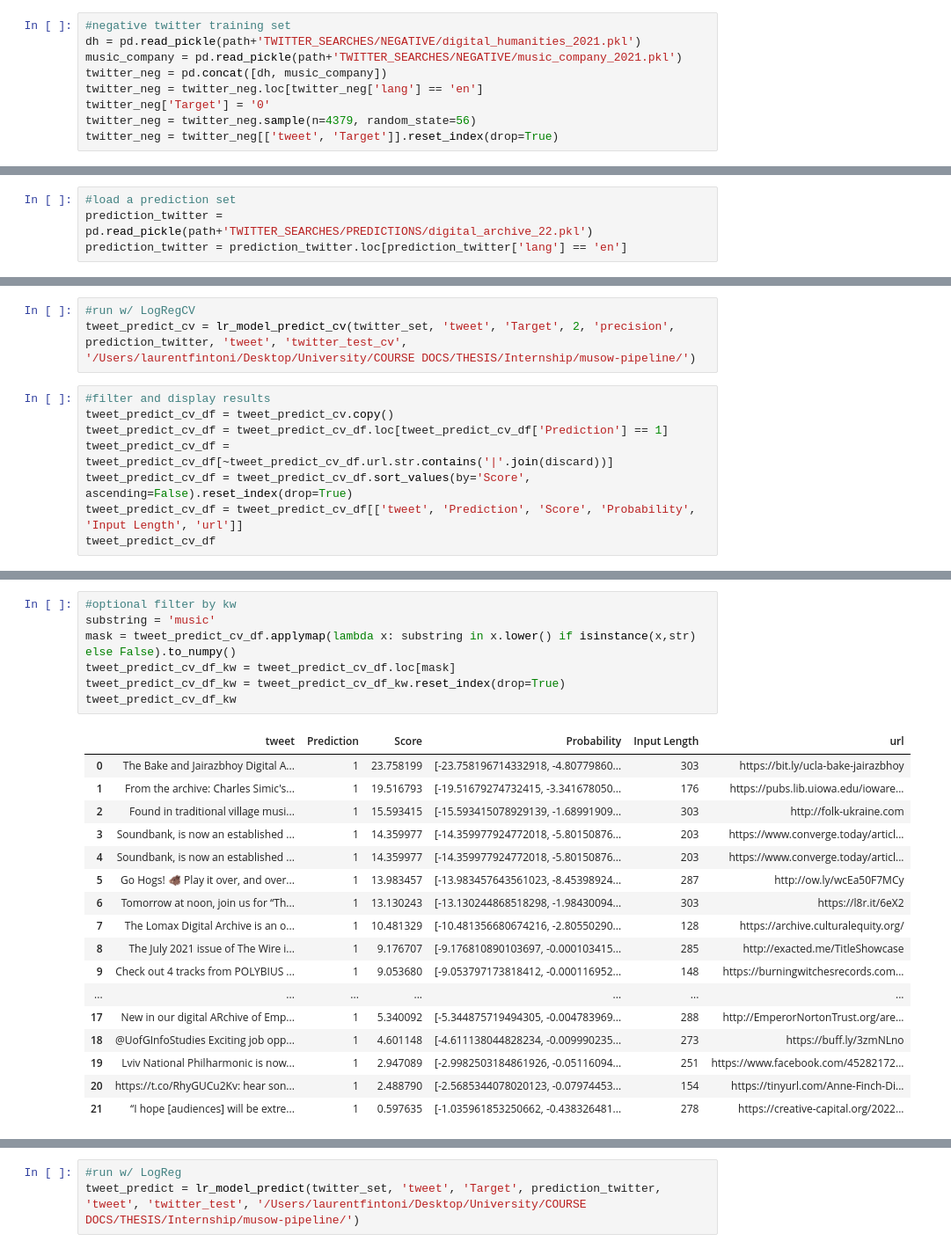
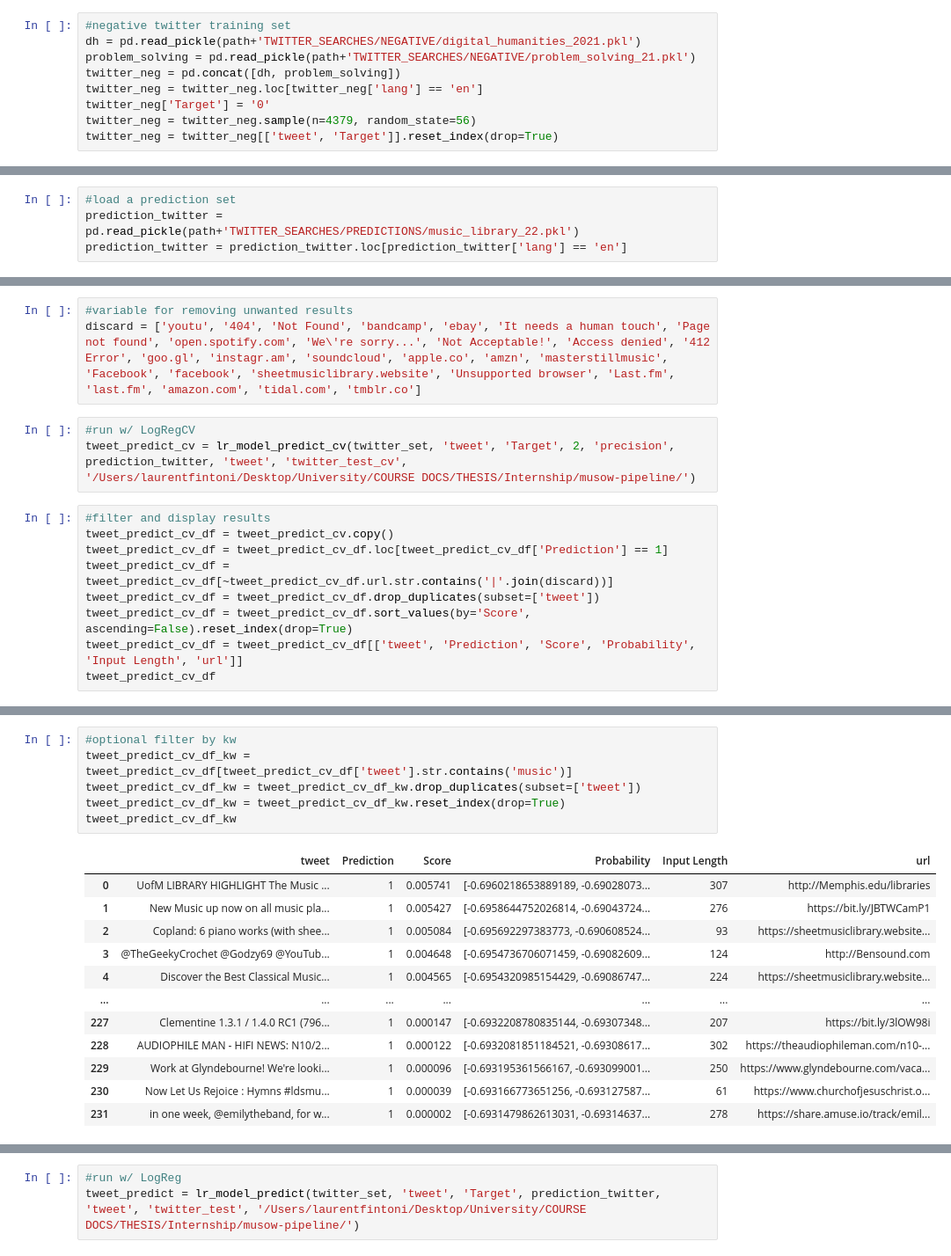
Before and after one commit to polifonia-project/musow-pipeline, a Jupyter notebook: NOTEBOOKS/LogReg_Twitter.ipynb, the cells around one changed output, grey strips where cells are left out. Shown: that part at 88% size. Cells and saved outputs as stored; diff of their text form.

```diff
--- a/NOTEBOOKS/LogReg_Twitter.ipynb
+++ b/NOTEBOOKS/LogReg_Twitter.ipynb
@@ -110,8 +112,8 @@ new_training_set = pd.read_pickle(path+'LOGREG_RELEVANCE/new_training_set.pkl')
 # %%
 #negative twitter training set
 dh = pd.read_pickle(path+'TWITTER_SEARCHES/NEGATIVE/digital_humanities_2021.pkl')
-music_company = pd.read_pickle(path+'TWITTER_SEARCHES/NEGATIVE/music_company_2021.pkl')
-twitter_neg = pd.concat([dh, music_company])
+problem_solving = pd.read_pickle(path+'TWITTER_SEARCHES/NEGATIVE/problem_solving_21.pkl')
+twitter_neg = pd.concat([dh, problem_solving])
 twitter_neg = twitter_neg.loc[twitter_neg['lang'] == 'en']
 twitter_neg['Target'] = '0'
 twitter_neg = twitter_neg.sample(n=4379, random_state=56)
@@ -139,7 +141,7 @@ twitter_set['Target'] = twitter_set['Target'].astype('int')
 twitter_set = twitter_set.reset_index(drop=True)
 # %%
 #load a prediction set
-prediction_twitter = pd.read_pickle(path+'TWITTER_SEARCHES/PREDICTIONS/digital_archive_22.pkl')
+prediction_twitter = pd.read_pickle(path+'TWITTER_SEARCHES/PREDICTIONS/music_library_22.pkl')
 prediction_twitter = prediction_twitter.loc[prediction_twitter['lang'] == 'en']
 # %%
 len(prediction_twitter)
@@ -156,3 +155,6 @@ discard = ['youtu', '404', 'Not Found', 'bandcamp']
+# %%
+#variable for removing unwanted results
+discard = ['youtu', '404', 'Not Found', 'bandcamp', 'ebay', 'It needs a human touch', 'Page not found', 'open.spotify.com', 'We\'re sorry...', 'Not Acceptable!', 'Access denied', '412 Error', 'goo.gl', 'instagr.am', 'soundcloud', 'apple.co', 'amzn', 'masterstillmusic', 'Facebook', 'facebook', 'sheetmusiclibrary.website', 'Unsupported browser', 'Last.fm', 'last.fm', 'amazon.com', 'tidal.com', 'tmblr.co']
 # %%
 #run w/ LogRegCV
 tweet_predict_cv = lr_model_predict_cv(twitter_set, 'tweet', 'Target', 2, 'precision', prediction_twitter, 'tweet', 'twitter_test_cv', '/Users/laurentfintoni/Desktop/University/COURSE DOCS/THESIS/Internship/musow-pipeline/')
@@ -161,6 +163,7 @@ tweet_predict_cv = lr_model_predict_cv(twitter_set, 'tweet', 'Target', 2, 'preci
 tweet_predict_cv_df = tweet_predict_cv.copy()
 tweet_predict_cv_df = tweet_predict_cv_df.loc[tweet_predict_cv_df['Prediction'] == 1]
 tweet_predict_cv_df = tweet_predict_cv_df[~tweet_predict_cv_df.url.str.contains('|'.join(discard))]
+tweet_predict_cv_df = tweet_predict_cv_df.drop_duplicates(subset=['tweet'])
 tweet_predict_cv_df = tweet_predict_cv_df.sort_values(by='Score', ascending=False).reset_index(drop=True)
 tweet_predict_cv_df = tweet_predict_cv_df[['tweet', 'Prediction', 'Score', 'Probability', 'Input Length', 'url']]
 tweet_predict_cv_df
@@ -181,25 +184,19 @@ tweet_predict_cv_df
 # %%
 #optional filter by kw
-substring = 'music'
-mask = tweet_predict_cv_df.applymap(lambda x: substring in x.lower() if isinstance(x,str) else False).to_numpy()
-tweet_predict_cv_df_kw = tweet_predict_cv_df.loc[mask]
+tweet_predict_cv_df_kw = tweet_predict_cv_df[tweet_predict_cv_df['tweet'].str.contains('music')]
+tweet_predict_cv_df_kw = tweet_predict_cv_df_kw.drop_duplicates(subset=['tweet'])
 tweet_predict_cv_df_kw = tweet_predict_cv_df_kw.reset_index(drop=True)
 tweet_predict_cv_df_kw
 # %% [output]
 |  | tweet | Prediction | Score | Probability | Input Length | url |
-| 0 | The Bake and Jairazbhoy Digital A... | 1 | 23.758199 | [-23.758196714332918, -4.80779860... | 303 | https://bit.ly/ucla-bake-jairazbhoy |
-| 1 | From the archive: Charles Simic's... | 1 | 19.516793 | [-19.51679274732415, -3.341678050... | 176 | https://pubs.lib.uiowa.edu/ioware... |
-| 2 | Found in traditional village musi... | 1 | 15.593415 | [-15.593415078929139, -1.68991909... | 303 | http://folk-ukraine.com |
-| 3 | Soundbank, is now an established ... | 1 | 14.359977 | [-14.359977924772018, -5.80150876... | 203 | https://www.converge.today/articl... |
-| 4 | Soundbank, is now an established ... | 1 | 14.359977 | [-14.359977924772018, -5.80150876... | 203 | https://www.converge.today/articl... |
-| 5 | Go Hogs! 🐗 Play it over, and over... | 1 | 13.983457 | [-13.983457643561023, -8.45398924... | 287 | http://ow.ly/wcEa50F7MCy |
-| 6 | Tomorrow at noon, join us for “Th... | 1 | 13.130243 | [-13.130244868518298, -1.98430094... | 303 | https://l8r.it/6eX2 |
-| 7 | The Lomax Digital Archive is an o... | 1 | 10.481329 | [-10.481356680674216, -2.80550290... | 128 | https://archive.culturalequity.org/ |
-| 8 | The July 2021 issue of The Wire i... | 1 | 9.176707 | [-9.176810890103697, -0.000103415... | 285 | http://exacted.me/TitleShowcase |
-| 9 | Check out 4 tracks from POLYBIUS ... | 1 | 9.053680 | [-9.053797173818412, -0.000116952... | 148 | https://burningwitchesrecords.com... |
+| 0 | UofM LIBRARY HIGHLIGHT The Music ... | 1 | 0.005741 | [-0.6960218653889189, -0.69028073... | 307 | http://Memphis.edu/libraries |
+| 1 | New Music up now on all music pla... | 1 | 0.005427 | [-0.6958644752026814, -0.69043724... | 276 | https://bit.ly/JBTWCamP1 |
+| 2 | Copland: 6 piano works (with shee... | 1 | 0.005084 | [-0.695692297383773, -0.690608524... | 93 | https://sheetmusiclibrary.website... |
+| 3 | @TheGeekyCrochet @Godzy69 @YouTub... | 1 | 0.004648 | [-0.6954736706071459, -0.69082609... | 124 | http://Bensound.com |
+| 4 | Discover the Best Classical Music... | 1 | 0.004565 | [-0.6954320985154429, -0.69086747... | 224 | https://sheetmusiclibrary.website... |
 | ... | ... | ... | ... | ... | ... | ... |
-| 17 | New in our digital ARchive of Emp... | 1 | 5.340092 | [-5.344875719494305, -0.004783969... | 288 | http://EmperorNortonTrust.org/are... |
-| 18 | @UofGInfoStudies Exciting job opp... | 1 | 4.601148 | [-4.611138044828234, -0.009990235... | 273 | https://buff.ly/3zmNLno |
-| 19 | Lviv National Philharmonic is now... | 1 | 2.947089 | [-2.9982503184861926, -0.05116094... | 251 | https://www.facebook.com/45282172... |
-| 20 | https://t.co/RhyGUCu2Kv: hear son... | 1 | 2.488790 | [-2.5685344078020123, -0.07974453... | 154 | https://tinyurl.com/Anne-Finch-Di... |
-| 21 | “I hope [audiences] will be extre... | 1 | 0.597635 | [-1.035961853250662, -0.438326481... | 278 | https://creative-capital.org/2022... |
+| 227 | Clementine 1.3.1 / 1.4.0 RC1 (796... | 1 | 0.000147 | [-0.6932208780835144, -0.69307348... | 207 | https://bit.ly/3lOW98i |
+| 228 | AUDIOPHILE MAN - HIFI NEWS: N10/2... | 1 | 0.000122 | [-0.6932081851184521, -0.69308617... | 302 | https://theaudiophileman.com/n10-... |
+| 229 | Work at Glyndebourne! We're looki... | 1 | 0.000096 | [-0.693195361566167, -0.693099001... | 250 | https://www.glyndebourne.com/vaca... |
+| 230 | Now Let Us Rejoice : Hymns #ldsmu... | 1 | 0.000039 | [-0.693166773651256, -0.693127587... | 61 | https://www.churchofjesuschrist.o... |
+| 231 | in one week, @emilytheband, for w... | 1 | 0.000002 | [-0.6931479862613031, -0.69314637... | 278 | https://share.amuse.io/track/emil... |
```
Also changed, not shown: parts of 16 cells of this notebook, 32 other files.
